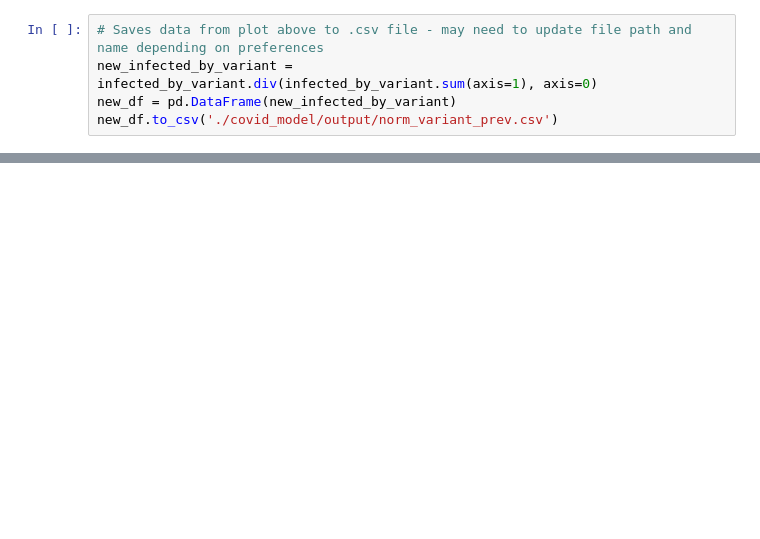
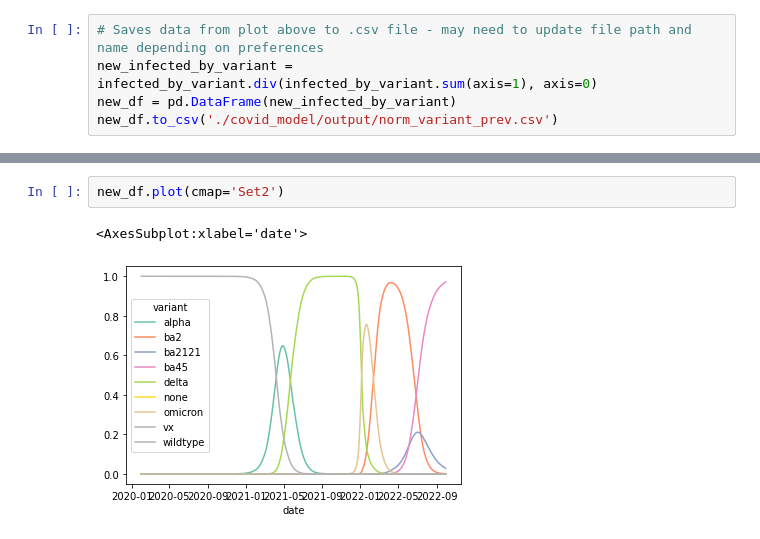
Before and after one commit to CSPH-COVID/covid-models, a Jupyter notebook: covid_model/model_dev_qc/variants/variant_share_qc.ipynb, the cells around one changed output, grey strips where cells are left out. Cells and saved outputs as stored; diff of their text form; blank space fills up the shorter version.

```diff
--- a/covid_model/model_dev_qc/variants/variant_share_qc.ipynb
+++ b/covid_model/model_dev_qc/variants/variant_share_qc.ipynb
@@ -154,0 +165,5 @@ do_create_report(model, outdir)
+# %%
+new_df.plot(cmap='Set2')
+# %% [output]
+<AxesSubplot:xlabel='date'>
+[figure, added]
```
Also changed, not shown: parts of 19 cells of this notebook.
